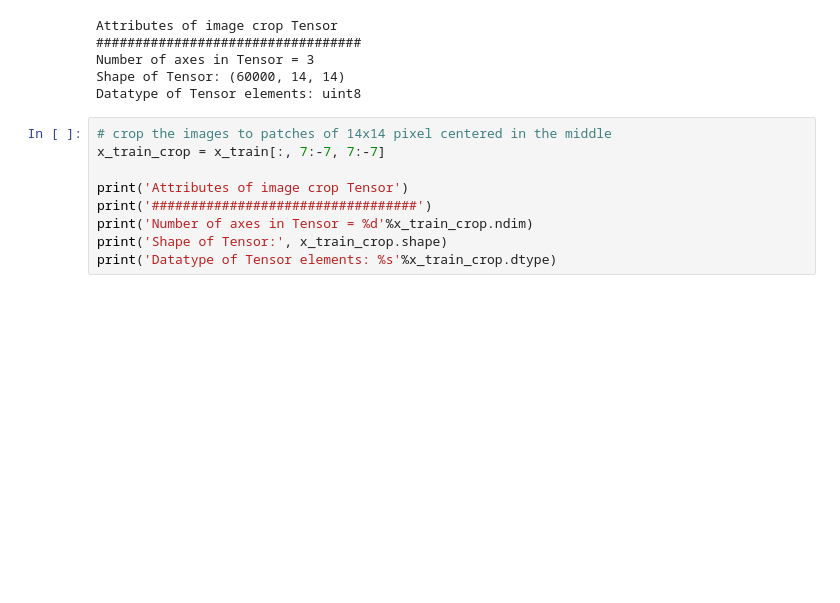
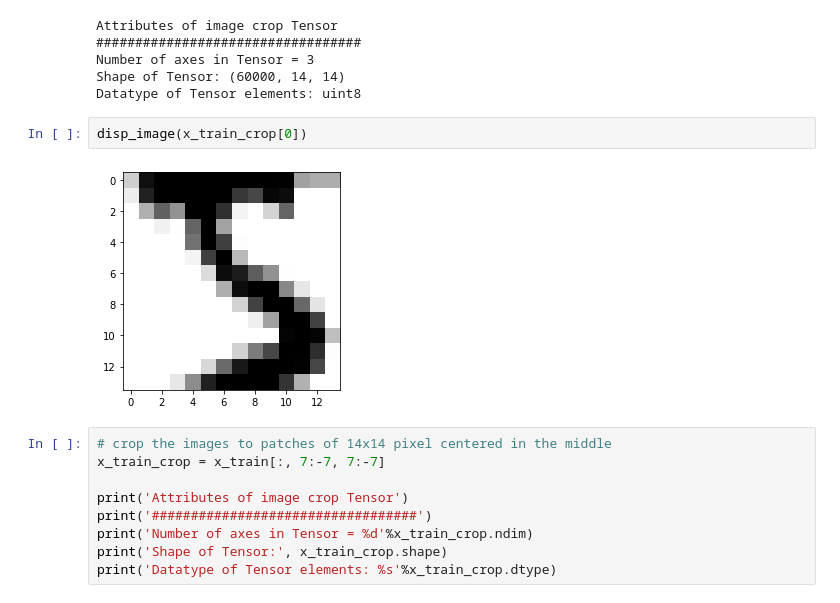
Before and after one commit to rahiakela/practical-machine-learning-with-tensorflow, a Jupyter notebook: tensor_fundamental.ipynb, the cells around one changed output. Cells and saved outputs as stored; diff of their text form; blank space fills up the shorter version.

```diff
--- a/tensor_fundamental.ipynb
+++ b/tensor_fundamental.ipynb
@@ -393,6 +397,10 @@ Attributes of image crop Tensor
 Number of axes in Tensor = 3
 Shape of Tensor: (60000, 14, 14)
 Datatype of Tensor elements: uint8
+# %%
+disp_image(x_train_crop[0])
+# %% [output]
+[figure, added]
 # %%
 # crop the images to patches of 14x14 pixel centered in the middle
 x_train_crop = x_train[:, 7:-7, 7:-7]
```
Also changed, not shown: parts of 15 cells of this notebook.
